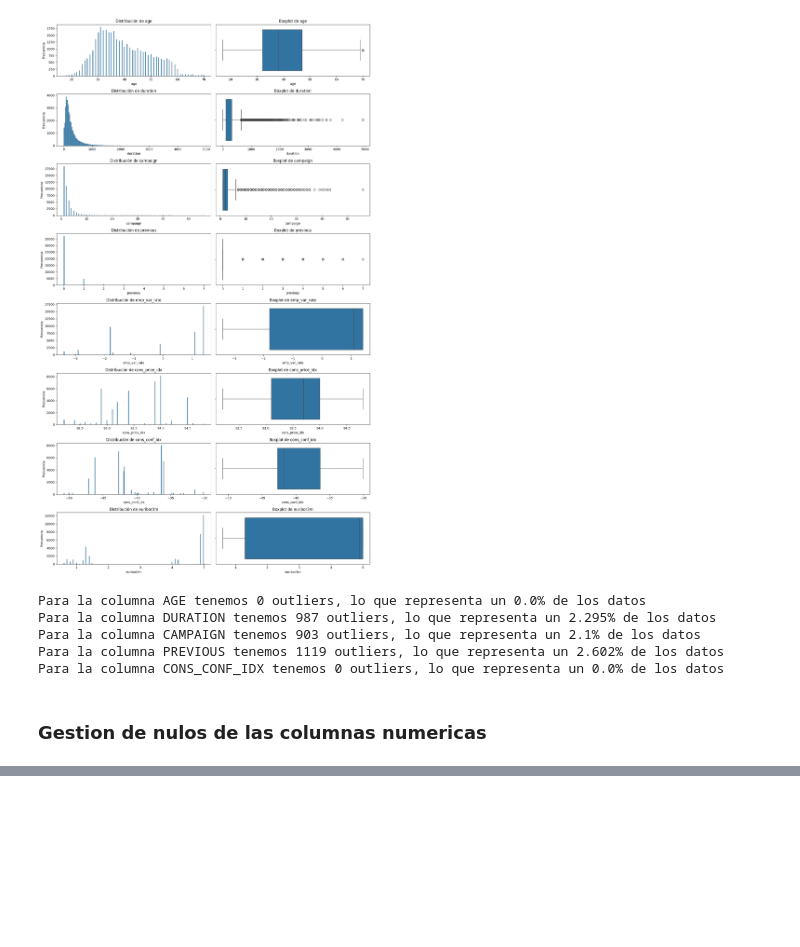
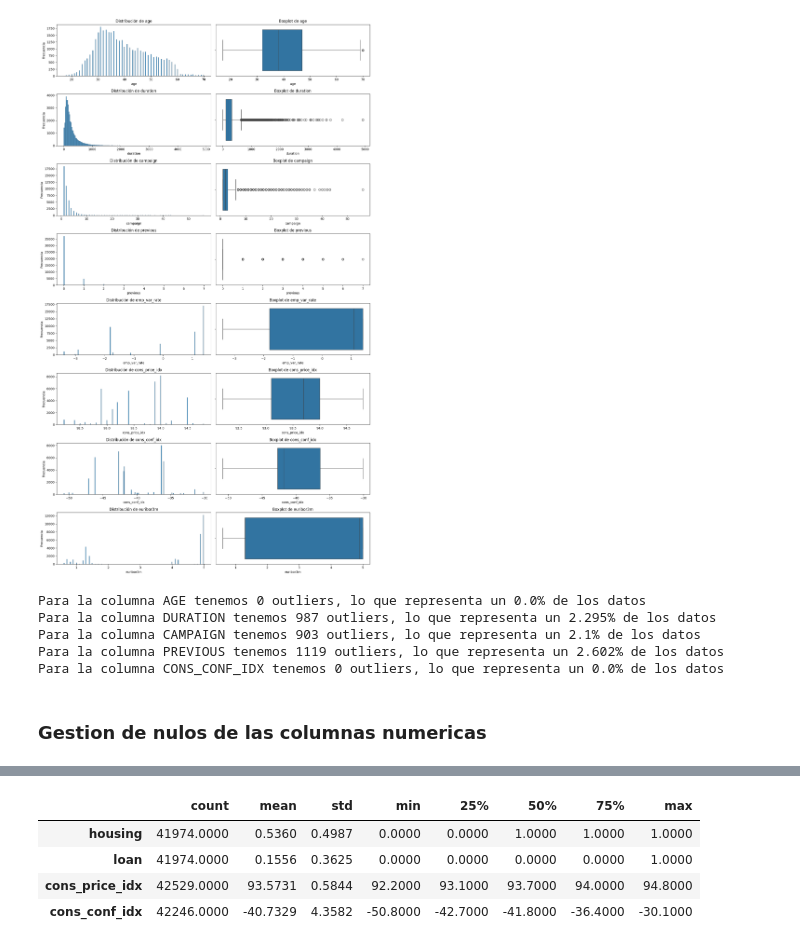
Before and after one commit to danielamichellod/analisis_marketing, a Jupyter notebook: Jupyters_notebook/columnas_numericas_bank.ipynb, the cells around one changed output, grey strips where cells are left out. Drawn from its saved outputs; the diff is of its cells as text; code cells hidden in the pictures; blank space fills up the shorter version.

```diff
--- a/Jupyters_notebook/columnas_numericas_bank.ipynb
+++ b/Jupyters_notebook/columnas_numericas_bank.ipynb
@@ -180,0 +145,8 @@ col_high_umbral, col_low_umbral = snn.calcular_solo_col_nuls(df)
+# %%
+df[col_low_umbral].describe().T
+# %% [output]
+|  | count | mean | std | min | 25% | 50% | 75% | max |
+| housing | 41974.0000 | 0.5360 | 0.4987 | 0.0000 | 0.0000 | 1.0000 | 1.0000 | 1.0000 |
+| loan | 41974.0000 | 0.1556 | 0.3625 | 0.0000 | 0.0000 | 0.0000 | 0.0000 | 1.0000 |
+| cons_price_idx | 42529.0000 | 93.5731 | 0.5844 | 92.2000 | 93.1000 | 93.7000 | 94.0000 | 94.8000 |
+| cons_conf_idx | 42246.0000 | -40.7329 | 4.3582 | -50.8000 | -42.7000 | -41.8000 | -36.4000 | -30.1000 |
```
Also changed, not shown: parts of 18 cells of this notebook, 3 other files.
